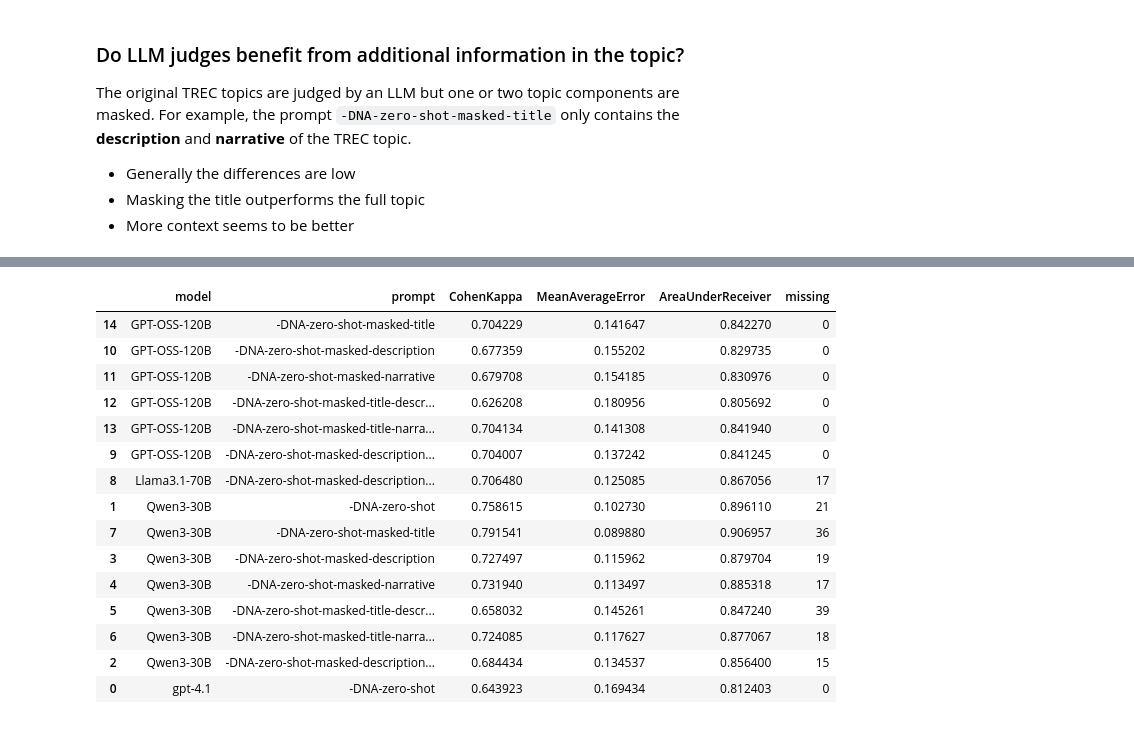
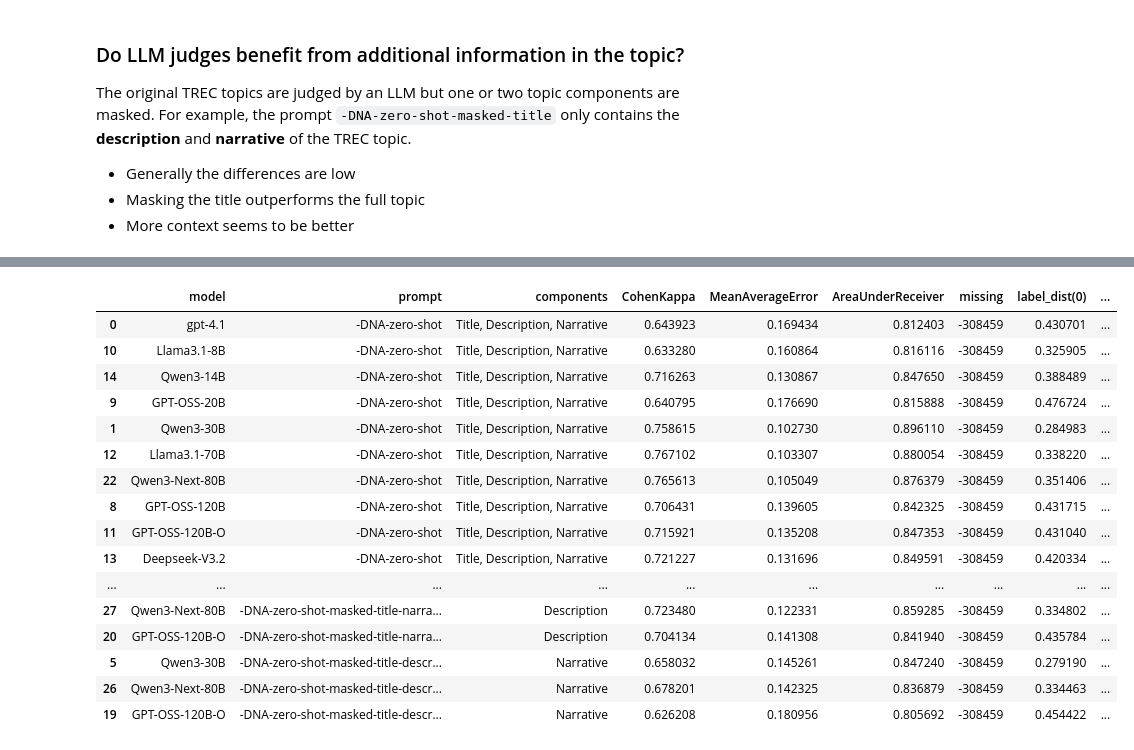
Before and after one commit to irgroup/SIGIR26-Synthesized-Information-Needs, a Jupyter notebook: notebooks/robust/evaluate-pre-requisites.ipynb, the cells around one changed output, grey strips where cells are left out. Drawn from its saved outputs; the diff is of its cells as text; code cells hidden in the pictures.

```diff
--- a/notebooks/robust/evaluate-pre-requisites.ipynb
+++ b/notebooks/robust/evaluate-pre-requisites.ipynb
@@ -123,7 +163,8 @@ baseline.qrels = QrelsTransformer.drop_relevance(
 meta_exp = MetaExperiment(
     experiments=experiments,
     baseline=baseline,
-    measures=[CohenKappa(), AreaUnderReceiver(), MeanAverageError(), LabelDistribution()],
+    measures=[CohenKappa(), AreaUnderReceiver(),
+              MeanAverageError(), LabelDistribution()],
     filter_qrels=True
 )
 # %%
@@ -134,0 +176,13 @@ metadata = read_metadata(BASE_DIR)
+# %%
+def prompt_to_components(prompt: str) -> dict:
+    parts = prompt.split("-")
+    components = []
+    if "title" not in parts:
+        components.append("Title")
+    if "description" not in parts:
+        components.append("Description")
+    if "narrative" not in parts:
+        components.append("Narrative")
+    if prompt == "-DNA-zero-shot":
+        return "Title, Description, Narrative"
+    return ", ".join(components)
@@ -135,45 +224,66 @@ metadata = read_metadata(BASE_DIR)
 # %%
 df = pd.DataFrame(res)
 # df["score"] = df.apply(format_score, axis=1)
 missing = (
     df[["name", "missing_qrels"]].drop_duplicates(
     ).set_index("name").to_dict()["missing_qrels"]
 )
 
 df = df.pivot(index="name", columns="measure", values="value").reset_index()
 df = df.merge(metadata, left_on="name", right_on="date")
 
 df["missing"] = df["name"].map(missing)
 df["missing"] = df["missing"] - 308459
 
-partial_annotation_prompts = [
-    "-DNA-zero-shot",
-    "-DNA-zero-shot-masked-title",
-    "-DNA-zero-shot-masked-description",
-    "-DNA-zero-shot-masked-narrative",
-    "-DNA-zero-shot-masked-title-description",
-    "-DNA-zero-shot-masked-title-narrative",
-    "-DNA-zero-shot-masked-description-narrative",
+sorter_components = [
+    "Title, Description, Narrative",
+    "Title, Description",
+    "Title, Narrative",
+    "Description, Narrative",
+    "Title",
+    "Description",
+    "Narrative"
 ]
-df["prompt"] = pd.Categorical(df["prompt"], partial_annotation_prompts)
-df.sort_values(by=["model", "prompt"])[
-    ["model", "prompt", "CohenKappa", "MeanAverageError",
+
+sorter_models = [
+    "gpt-4.1",
+    'Llama3.1-8B',
+    'Qwen3-14B',
+    'Mistral3-14B',
+    'GPT-OSS-20B',
+    'Qwen3-30B-A3B-Instruct-2507-FP8',
+    'Qwen3-30B',
+    'Llama3.1-70B',
+    'Qwen3-Next-80B',
+    'GPT-OSS-120B',
+    'GPT-OSS-120B-O',
+    'Deepseek-V3.2',
+    'Gemini-2.5-Flash',
+    ]
+
+df["components"] = df["prompt"].apply(prompt_to_components)
+df["components"] = pd.Categorical(df["components"], sorter_components)
+
+df["model"] = pd.Categorical(df["model"], sorter_models)
+df.sort_values(by=["components", "model"])[
+    ["model", "prompt", "components", "CohenKappa", "MeanAverageError",
         "AreaUnderReceiver", "missing", "label_dist(0)", "label_dist(1)"]
 ]
 # %% [output]
-|  | model | prompt | CohenKappa | MeanAverageError | AreaUnderReceiver | missing |
-| 14 | GPT-OSS-120B | -DNA-zero-shot-masked-title | 0.704229 | 0.141647 | 0.842270 | 0 |
-| 10 | GPT-OSS-120B | -DNA-zero-shot-masked-description | 0.677359 | 0.155202 | 0.829735 | 0 |
-| 11 | GPT-OSS-120B | -DNA-zero-shot-masked-narrative | 0.679708 | 0.154185 | 0.830976 | 0 |
-| 12 | GPT-OSS-120B | -DNA-zero-shot-masked-title-descr... | 0.626208 | 0.180956 | 0.805692 | 0 |
-| 13 | GPT-OSS-120B | -DNA-zero-shot-masked-title-narra... | 0.704134 | 0.141308 | 0.841940 | 0 |
-| 9 | GPT-OSS-120B | -DNA-zero-shot-masked-description... | 0.704007 | 0.137242 | 0.841245 | 0 |
-| 8 | Llama3.1-70B | -DNA-zero-shot-masked-description... | 0.706480 | 0.125085 | 0.867056 | 17 |
-| 1 | Qwen3-30B | -DNA-zero-shot | 0.758615 | 0.102730 | 0.896110 | 21 |
-| 7 | Qwen3-30B | -DNA-zero-shot-masked-title | 0.791541 | 0.089880 | 0.906957 | 36 |
-| 3 | Qwen3-30B | -DNA-zero-shot-masked-description | 0.727497 | 0.115962 | 0.879704 | 19 |
-| 4 | Qwen3-30B | -DNA-zero-shot-masked-narrative | 0.731940 | 0.113497 | 0.885318 | 17 |
-| 5 | Qwen3-30B | -DNA-zero-shot-masked-title-descr... | 0.658032 | 0.145261 | 0.847240 | 39 |
-| 6 | Qwen3-30B | -DNA-zero-shot-masked-title-narra... | 0.724085 | 0.117627 | 0.877067 | 18 |
-| 2 | Qwen3-30B | -DNA-zero-shot-masked-description... | 0.684434 | 0.134537 | 0.856400 | 15 |
-| 0 | gpt-4.1 | -DNA-zero-shot | 0.643923 | 0.169434 | 0.812403 | 0 |
+|  | model | prompt | components | CohenKappa | MeanAverageError | AreaUnderReceiver | missing | label_dist(0) | ... |
+| 0 | gpt-4.1 | -DNA-zero-shot | Title, Description, Narrative | 0.643923 | 0.169434 | 0.812403 | -308459 | 0.430701 | ... |
+| 10 | Llama3.1-8B | -DNA-zero-shot | Title, Description, Narrative | 0.633280 | 0.160864 | 0.816116 | -308459 | 0.325905 | ... |
+| 14 | Qwen3-14B | -DNA-zero-shot | Title, Description, Narrative | 0.716263 | 0.130867 | 0.847650 | -308459 | 0.388489 | ... |
+| 9 | GPT-OSS-20B | -DNA-zero-shot | Title, Description, Narrative | 0.640795 | 0.176690 | 0.815888 | -308459 | 0.476724 | ... |
+| 1 | Qwen3-30B | -DNA-zero-shot | Title, Description, Narrative | 0.758615 | 0.102730 | 0.896110 | -308459 | 0.284983 | ... |
+| 12 | Llama3.1-70B | -DNA-zero-shot | Title, Description, Narrative | 0.767102 | 0.103307 | 0.880054 | -308459 | 0.338220 | ... |
+| 22 | Qwen3-Next-80B | -DNA-zero-shot | Title, Description, Narrative | 0.765613 | 0.105049 | 0.876379 | -308459 | 0.351406 | ... |
+| 8 | GPT-OSS-120B | -DNA-zero-shot | Title, Description, Narrative | 0.706431 | 0.139605 | 0.842325 | -308459 | 0.431715 | ... |
+| 11 | GPT-OSS-120B-O | -DNA-zero-shot | Title, Description, Narrative | 0.715921 | 0.135208 | 0.847353 | -308459 | 0.431040 | ... |
+| 13 | Deepseek-V3.2 | -DNA-zero-shot | Title, Description, Narrative | 0.721227 | 0.131696 | 0.849591 | -308459 | 0.420334 | ... |
+| ... | ... | ... | ... | ... | ... | ... | ... | ... | ... |
+| 27 | Qwen3-Next-80B | -DNA-zero-shot-masked-title-narra... | Description | 0.723480 | 0.122331 | 0.859285 | -308459 | 0.334802 | ... |
+| 20 | GPT-OSS-120B-O | -DNA-zero-shot-masked-title-narra... | Description | 0.704134 | 0.141308 | 0.841940 | -308459 | 0.435784 | ... |
+| 5 | Qwen3-30B | -DNA-zero-shot-masked-title-descr... | Narrative | 0.658032 | 0.145261 | 0.847240 | -308459 | 0.279190 | ... |
+| 26 | Qwen3-Next-80B | -DNA-zero-shot-masked-title-descr... | Narrative | 0.678201 | 0.142325 | 0.836879 | -308459 | 0.334463 | ... |
+| 19 | GPT-OSS-120B-O | -DNA-zero-shot-masked-title-descr... | Narrative | 0.626208 | 0.180956 | 0.805692 | -308459 | 0.454422 | ... |
```
Also changed, not shown: parts of 13 cells of this notebook, 1 other file.
